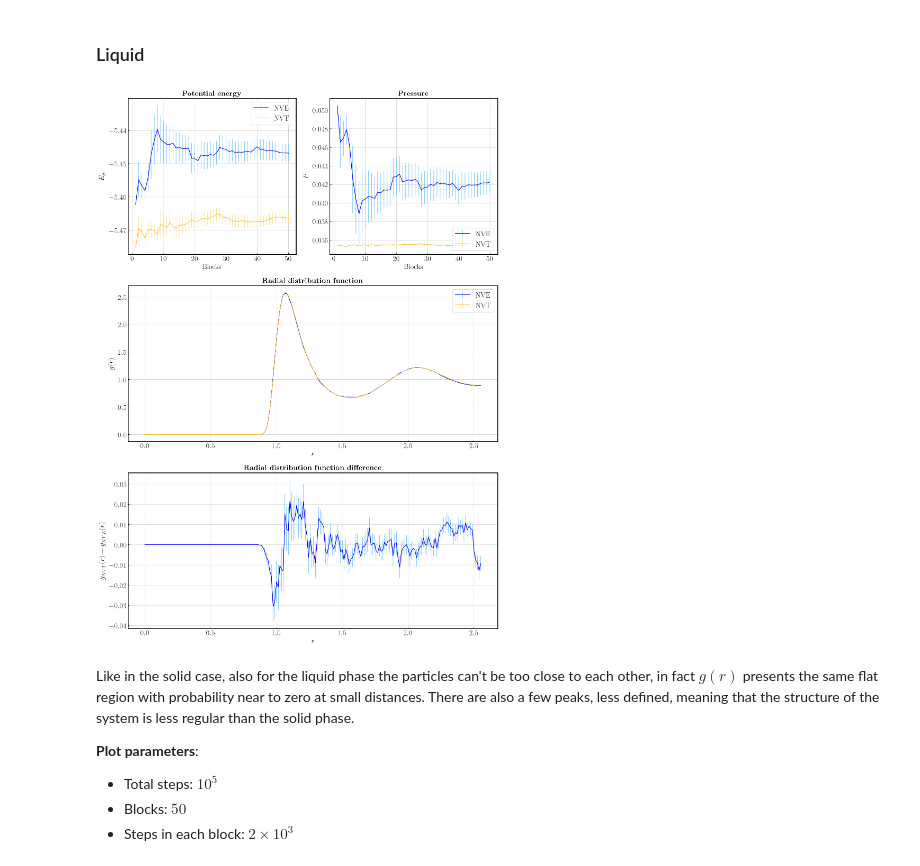
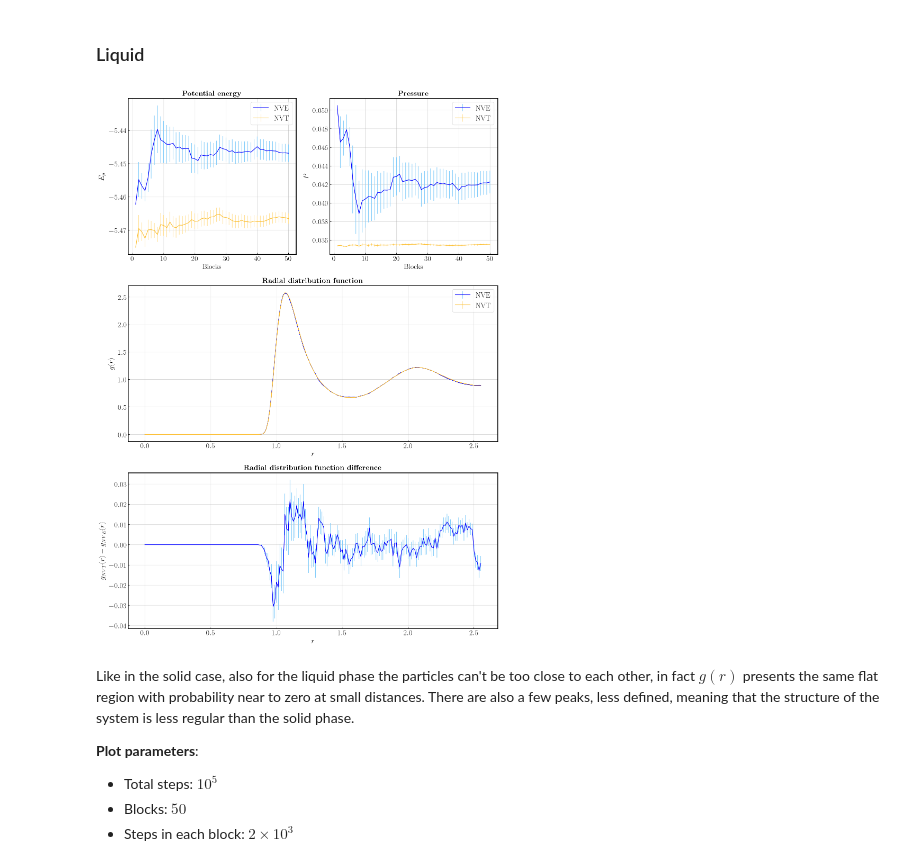
Before and after one commit to ste-cartu/Numerical-Simulation-Laboratory, a Jupyter notebook: Exercise_07/Exercise_07.ipynb, the cells around one changed output. Cells and saved outputs as stored; diff of their text form; code cells hidden in the pictures.

```diff
--- a/Exercise_07/Exercise_07.ipynb
+++ b/Exercise_07/Exercise_07.ipynb
@@ -384,35 +384,35 @@ ax1.legend()
 
 
 ax2 = fig.add_subplot(gs[0, 1])
 ax2.errorbar(pres_liq_NVE[:,0], pres_liq_NVE[:,2], yerr=pres_liq_NVE[:,3], c='blue', ecolor='lightskyblue', label='NVE')
 ax2.errorbar(pres_liq_NVT[:,0], pres_liq_NVT[:,2], yerr=pres_liq_NVT[:,3], c='#FCBE2F', ecolor='#FFE19A', label='NVT')
 
 ax2.set_xlabel('Blocks')
 ax2.set_ylabel('$P$', labelpad=8)
 ax2.set_title(r'\textbf{Pressure}', pad=8)
-ax2.legend(loc='lower right')
+ax2.legend()
 
 
 ax3 = fig.add_subplot(gs[1, :])
 ax3.errorbar(gofr_liq_NVE[:,1], gofr_liq_NVE[:,2], yerr=gofr_liq_NVE[:,3], c='blue', ecolor='lightskyblue', label='NVE')
 ax3.errorbar(gofr_liq_NVT[:,1], gofr_liq_NVT[:,2], yerr=gofr_liq_NVT[:,3], c='#FCBE2F', ecolor='#FFE19A', label='NVT')
 
 ax3.set_xlabel('$r$')
 ax3.set_ylabel('$g(r)$', labelpad=8)
 ax3.set_title(r'\textbf{Radial distribution function}', pad=8)
 ax3.legend()
 
 ax4 = fig.add_subplot(gs[2, :])
 ax4.errorbar(gofr_liq_NVE[:,1], gofr_liq_NVT[:,2] - gofr_liq_NVE[:,2], yerr=np.sqrt(gofr_liq_NVT[:,3]**2 + gofr_liq_NVE[:,3]**2), c='blue', ecolor='lightskyblue')
 
 ax4.set_xlabel('$r$')
 ax4.set_ylabel('$g_{NVT}(r) - g_{NVE}(r)$', labelpad=8)
 ax4.set_title(r'\textbf{Radial distribution function difference}', pad=8)
 
 
 plt.show()
 # %% [output]
-[figure, old version]
+[figure, new version]
 # %% [markdown]
 Like in the solid case, also for the liquid phase the particles can't be too close to each other, in fact $g(r)$ presents the same flat region with probability near to zero at small distances. There are also a few peaks, less defined, meaning that the structure of the system is less regular than the solid phase.
 
```
Also changed, not shown: parts of 1 cell of this notebook.
